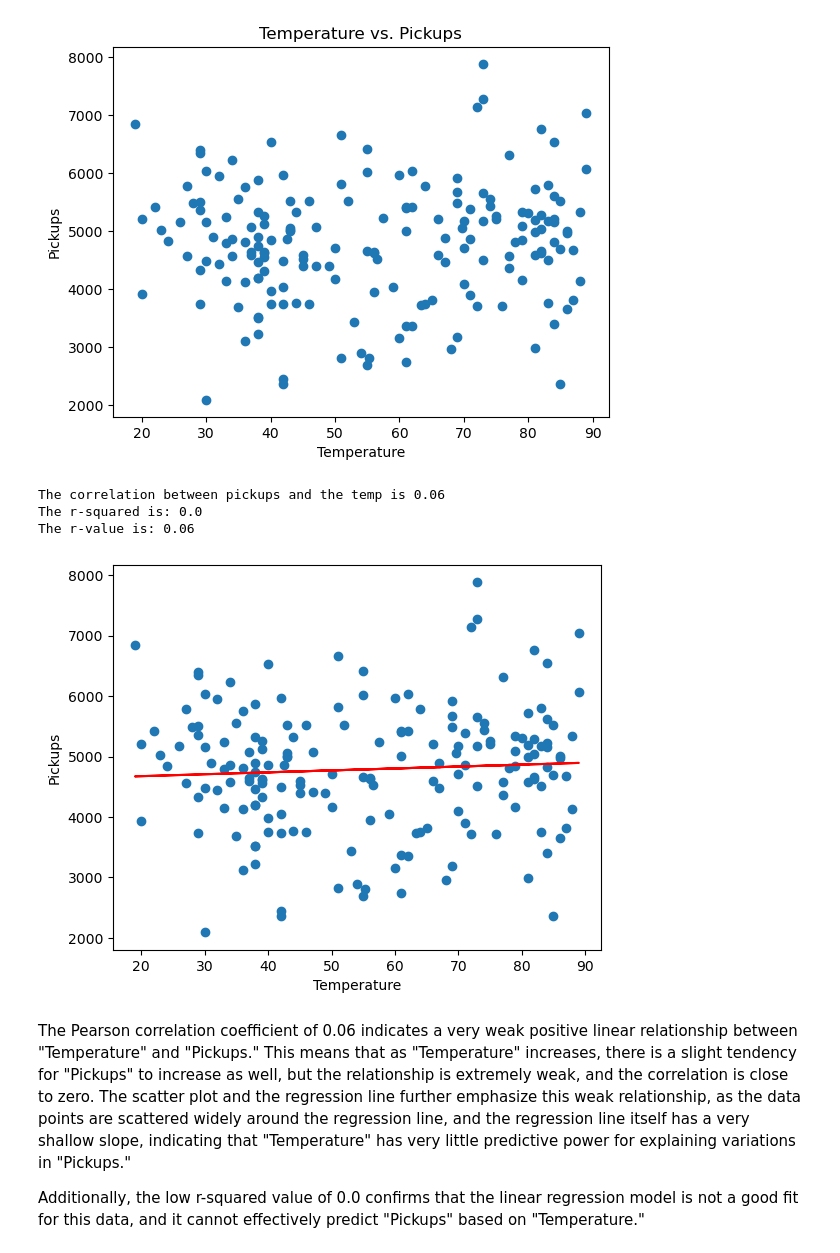
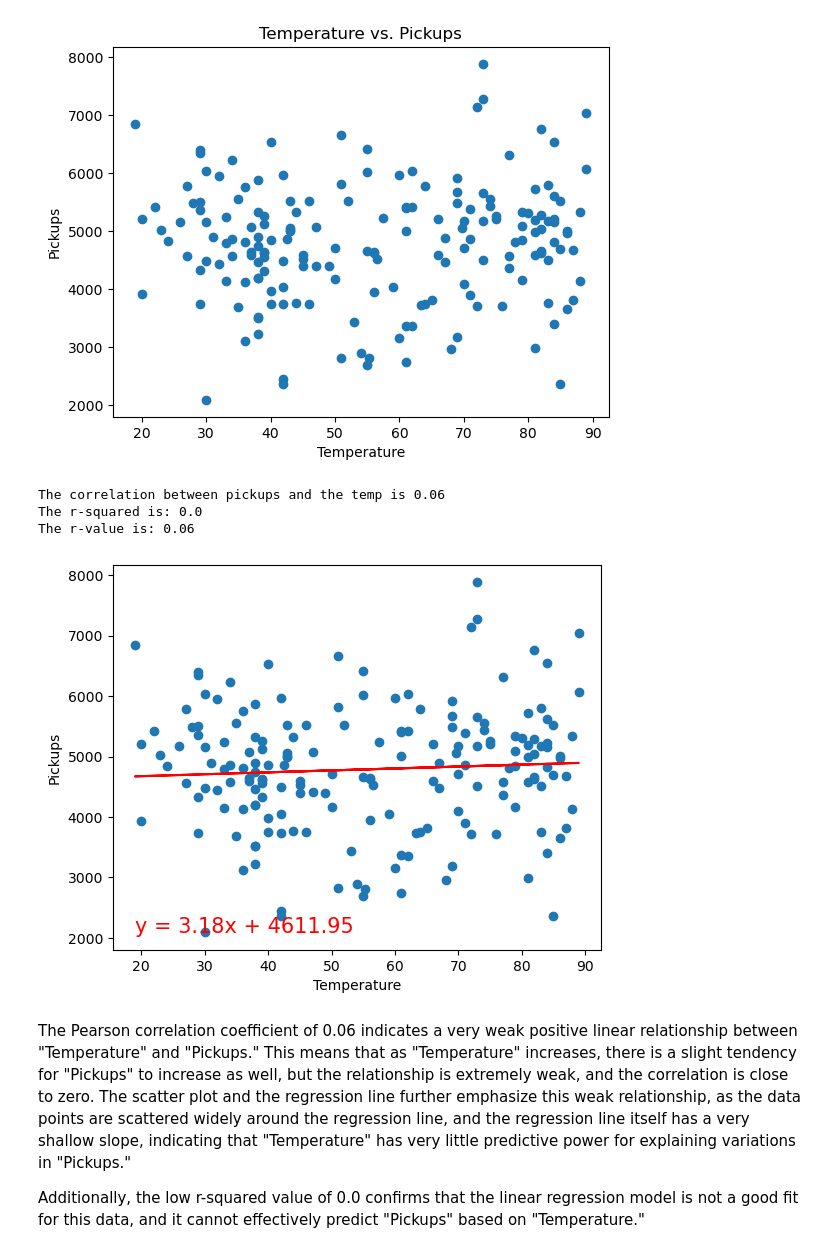
Before and after one commit to Jherza-X/Project1-Group9, a Jupyter notebook: Uber-Weather-Project/project-1 - Q1.ipynb, the cells around one changed output. Saved outputs shown, nothing was run; the diff lists cells and outputs as text; code cells hidden in the pictures.

```diff
--- a/Uber-Weather-Project/project-1 - Q1.ipynb
+++ b/Uber-Weather-Project/project-1 - Q1.ipynb
@@ -145,29 +145,29 @@ plt.show()
 # %%
 pickups = max_df['pickups']
 temp = max_df['temp']
 correlation = st.pearsonr(temp,pickups)
 print(f"The correlation between pickups and the temp is {round(correlation[0],2)}")
 plt.figure(figsize=(6.3,5))
 (slope, intercept, rvalue, pvalue, stderr) = linregress(temp,pickups)
 regress_values = (temp * slope + intercept)
 line_eq = "y = " + str(round(slope,2)) + "x + " + str(round(intercept,2))
 
 plt.scatter(temp, pickups)
 plt.plot(temp, regress_values,"r-")
-plt.annotate(line_eq, (min(pickups),min(temp)), fontsize=15, color="red")
+plt.annotate(line_eq, (min(temp),min(pickups)), fontsize=15, color="red")
 
 plt.ylabel("Pickups")
 plt.xlabel("Temperature")
 print(f"The r-squared is: {round(rvalue**2, 2)}")
 print(f"The r-value is: {round(rvalue, 2)}")
 
 
 plt.show()
 # %% [output]
 The correlation between pickups and the temp is 0.06
 The r-squared is: 0.0
 The r-value is: 0.06
-[figure, old version]
+[figure, new version]
 # %% [markdown]
 
 The Pearson correlation coefficient of 0.06 indicates a very weak positive linear relationship between "Temperature" and "Pickups." This means that as "Temperature" increases, there is a slight tendency for "Pickups" to increase as well, but the relationship is extremely weak, and the correlation is close to zero. The scatter plot and the regression line further emphasize this weak relationship, as the data points are scattered widely around the regression line, and the regression line itself has a very shallow slope, indicating that "Temperature" has very little predictive power for explaining variations in "Pickups."
```
